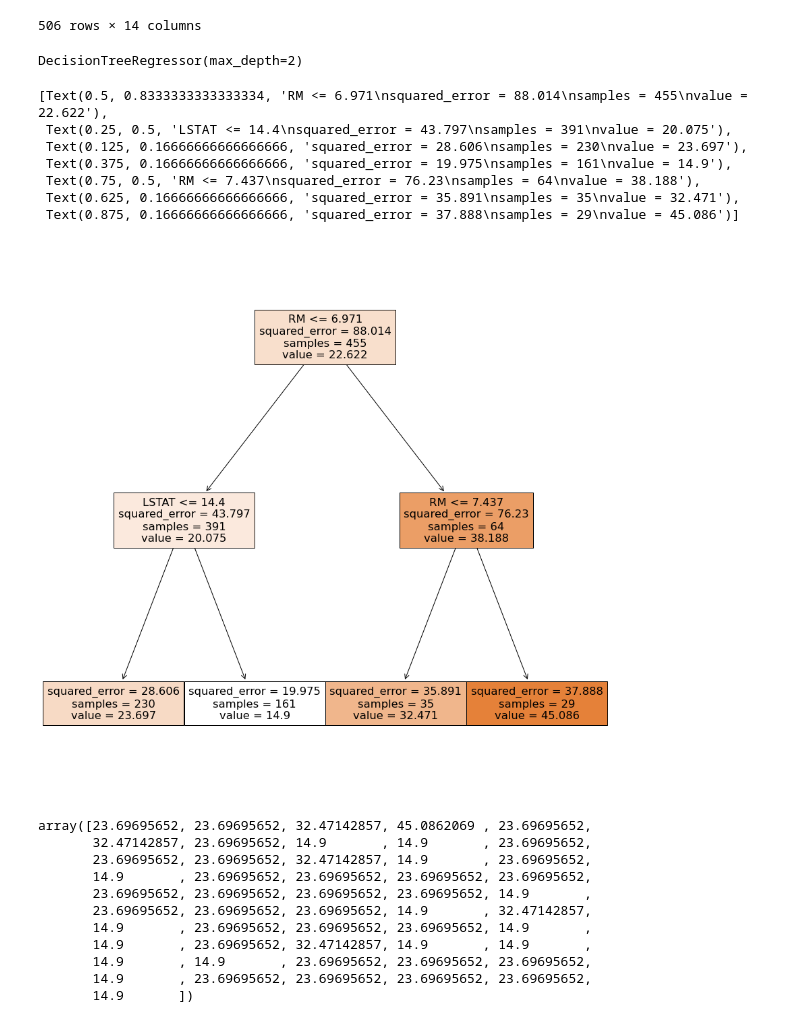
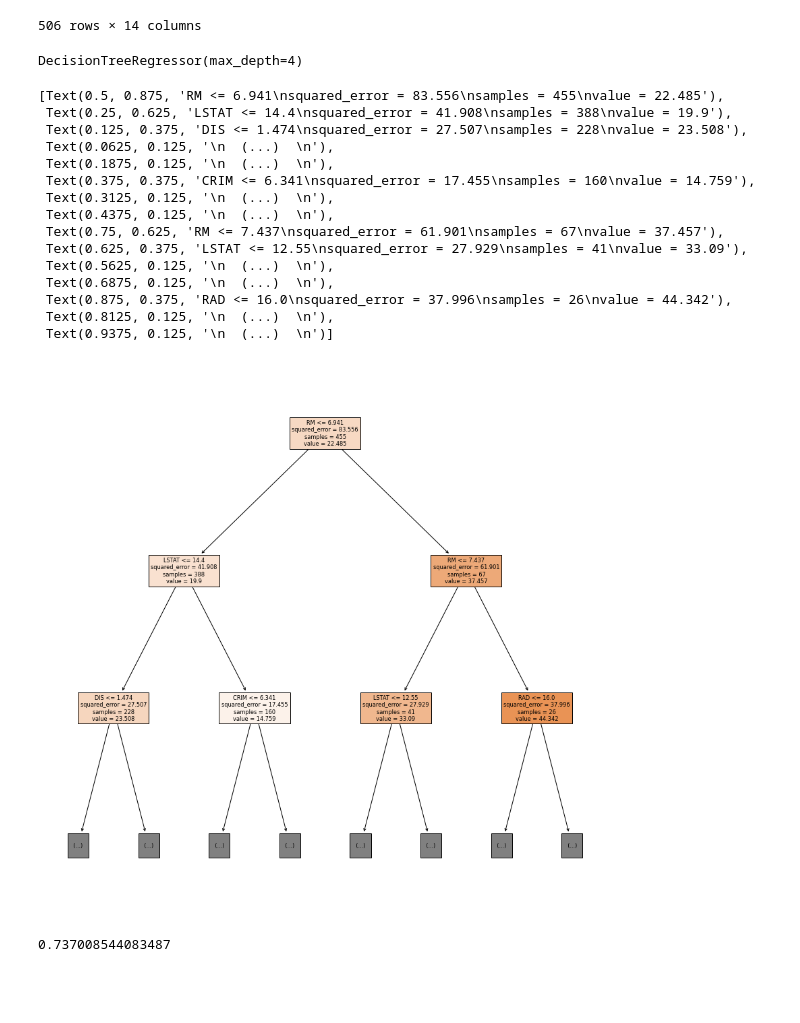
Before and after one commit to Spark095/11101ML, a Jupyter notebook: regression.ipynb, the cells around one changed output. Cells and saved outputs as stored; diff of their text form; code cells hidden in the pictures; blank space fills up the shorter version.

```diff
--- a/regression.ipynb
+++ b/regression.ipynb
@@ -99,45 +99,48 @@ from sklearn.model_selection import train_test_split
 x_train, x_test, y_train, y_test = train_test_split(x, y, test_size=0.1)
 # %%
 from sklearn.tree import DecisionTreeRegressor
-＃ max_depth 如果不限制，會做到 MSE＝０為止
-reg = DecisionTreeRegressor(max_depth=2)
+# max_depth 如果不限制，會做到 MSE＝０為止
+reg = DecisionTreeRegressor(max_depth=4)
 reg.fit(x_train, y_train)
 # %% [output]
-DecisionTreeRegressor(max_depth=2)
+DecisionTreeRegressor(max_depth=4)
 # %%
 import matplotlib.pyplot as plt
 from sklearn.tree import plot_tree
 plt.figure(figsize=(15,15))
 # 差在 沒有 class_names 因為這是計算題不是選擇題
 # 多了一個 squared_error => 猜錯機率 誤差愈大 猜錯機率愈大（分佈愈廣，錯愈多， 分佈愈窄，錯愈少）
 # MSE Mean squared error：　每點和平均值的距離 == 標準差
 
 plot_tree(reg,
      feature_names=boston["feature_names"],
-     filled=True
+     filled=True,
+     max_depth=2
           )
 # %% [output]
-[Text(0.5, 0.8333333333333334, 'RM <= 6.971\nsquared_error = 88.014\nsamples = 455\nvalue = 22.622'),
- Text(0.25, 0.5, 'LSTAT <= 14.4\nsquared_error = 43.797\nsamples = 391\nvalue = 20.075'),
- Text(0.125, 0.16666666666666666, 'squared_error = 28.606\nsamples = 230\nvalue = 23.697'),
- Text(0.375, 0.16666666666666666, 'squared_error = 19.975\nsamples = 161\nvalue = 14.9'),
- Text(0.75, 0.5, 'RM <= 7.437\nsquared_error = 76.23\nsamples = 64\nvalue = 38.188'),
- Text(0.625, 0.16666666666666666, 'squared_error = 35.891\nsamples = 35\nvalue = 32.471'),
- Text(0.875, 0.16666666666666666, 'squared_error = 37.888\nsamples = 29\nvalue = 45.086')]
+[Text(0.5, 0.875, 'RM <= 6.941\nsquared_error = 83.556\nsamples = 455\nvalue = 22.485'),
+ Text(0.25, 0.625, 'LSTAT <= 14.4\nsquared_error = 41.908\nsamples = 388\nvalue = 19.9'),
+ Text(0.125, 0.375, 'DIS <= 1.474\nsquared_error = 27.507\nsamples = 228\nvalue = 23.508'),
+ Text(0.0625, 0.125, '\n  (...)  \n'),
+ Text(0.1875, 0.125, '\n  (...)  \n'),
+ Text(0.375, 0.375, 'CRIM <= 6.341\nsquared_error = 17.455\nsamples = 160\nvalue = 14.759'),
+ Text(0.3125, 0.125, '\n  (...)  \n'),
+ Text(0.4375, 0.125, '\n  (...)  \n'),
+ Text(0.75, 0.625, 'RM <= 7.437\nsquared_error = 61.901\nsamples = 67\nvalue = 37.457'),
+ Text(0.625, 0.375, 'LSTAT <= 12.55\nsquared_error = 27.929\nsamples = 41\nvalue = 33.09'),
+ Text(0.5625, 0.125, '\n  (...)  \n'),
+ Text(0.6875, 0.125, '\n  (...)  \n'),
+ Text(0.875, 0.375, 'RAD <= 16.0\nsquared_error = 37.996\nsamples = 26\nvalue = 44.342'),
+ Text(0.8125, 0.125, '\n  (...)  \n'),
+ Text(0.9375, 0.125, '\n  (...)  \n')]
-[figure, old version]
+[figure, new version]
-# %%
-# 預測
-# 分二層之後，最後那一層會分4個，共有4個平均值，所以下面的預測值只會有4個平均值。
-reg.predict(x_test)
-# %% [output]
-array([23.69695652, 23.69695652, 32.47142857, 45.0862069 , 23.69695652,
-       32.47142857, 23.69695652, 14.9       , 14.9       , 23.69695652,
-       23.69695652, 23.69695652, 32.47142857, 14.9       , 23.69695652,
-       14.9       , 23.69695652, 23.69695652, 23.69695652, 23.69695652,
-       23.69695652, 23.69695652, 23.69695652, 23.69695652, 14.9       ,
-       23.69695652, 23.69695652, 23.69695652, 14.9       , 32.47142857,
-       14.9       , 23.69695652, 23.69695652, 23.69695652, 14.9       ,
-       14.9       , 23.69695652, 32.47142857, 14.9       , 14.9       ,
-       14.9       , 14.9       , 23.69695652, 23.69695652, 23.69695652,
-       14.9       , 23.69695652, 23.69695652, 23.69695652, 23.69695652,
-       14.9       ])
+# %%
+# 預測
+# 分二層之後，最後那一層會分4個，共有4個平均值，所以下面的預測值只會有4個平均值。
+# 評估標準 不使用 RMSE　and MAE 因為沒有統一標準，所以改用 r2 score ( 大於 0.5 是OK的 )
+# RMSE MAE 可以用於表述落差
+from sklearn.metrics import r2_score
+pre = reg.predict(x_test)
+r2_score(y_test, pre)
+# %% [output]
+0.737008544083487
```
